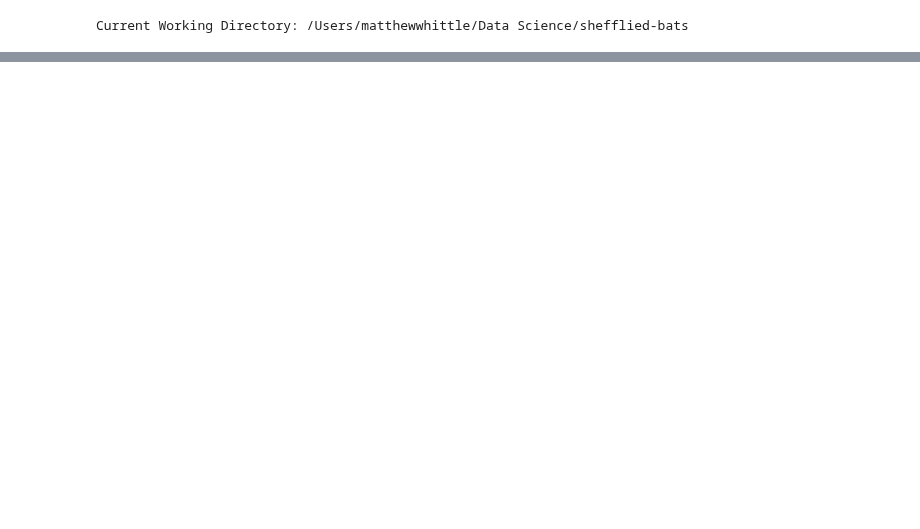
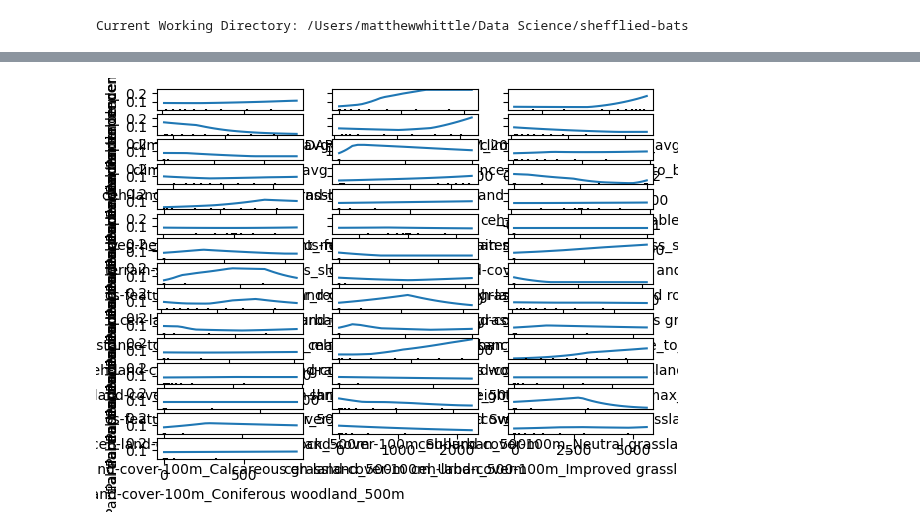
Before and after one commit to MatthewJWhittle/shefflied-bats, a Jupyter notebook: dashboard/test-nb.ipynb, the cells around one changed output, grey strips where cells are left out. Cells and saved outputs as stored; diff of their text form; code cells hidden in the pictures; blank space fills up the shorter version.

```diff
--- a/dashboard/test-nb.ipynb
+++ b/dashboard/test-nb.ipynb
@@ -4,13 +4,18 @@ set_project_wd()
 # %% [output]
 Current Working Directory: /Users/matthewwhittle/Data Science/shefflied-bats
 # %%
-import leafmap
+from ipyleaflet import Map, GeoData, basemaps, LayersControl, basemap_to_tiles
 import geopandas as gpd
 import pandas as pd
 import json
+import pickle
+import rioxarray as rxr
+import xarray as xr
 
-results_df = pd.read_csv("data/sdm_predictions/results.csv")
+results_df = pickle.load(open("data/sdm_predictions/results.pkl", "rb"))
 training_data_gdf = gpd.read_parquet(
     "data/sdm_predictions/training-occurrence-data.parquet"
 ) # type: gpd.GeoDataFrame
 training_data_gdf = training_data_gdf.to_crs(4326)
+
+evs = rxr.open_rasterio("data/sdm_predictions/evs.tif")
@@ -32,0 +57,25 @@ m.to_html()
+# %%
+# calculate the median value for each band
+evs.coords["band"] = list(evs.attrs["long_name"])
+evs = evs.to_dataset(dim="band")
+# %%
+ev_df = evs.to_dataframe()
+ev_df.drop("spatial_ref", axis=1, inplace=True)
+ev_df.dropna(inplace=True)
+
+ev_mins = ev_df.min()
+ev_maxs = ev_df.max()
+ev_medians = ev_df.median()
+# %%
+model = results_df.iloc[6].final_model
+# %%
+from sklearn.inspection import PartialDependenceDisplay
+
+nrows = len(ev_df.columns)
+
+
+display = PartialDependenceDisplay.from_estimator(
+    model, ev_df.sample(500), ev_df.columns, grid_resolution=30, n_jobs=-1
+)
+# %% [output]
+[figure, added]
```
Also changed, not shown: parts of 10 cells of this notebook, 4 other files.
